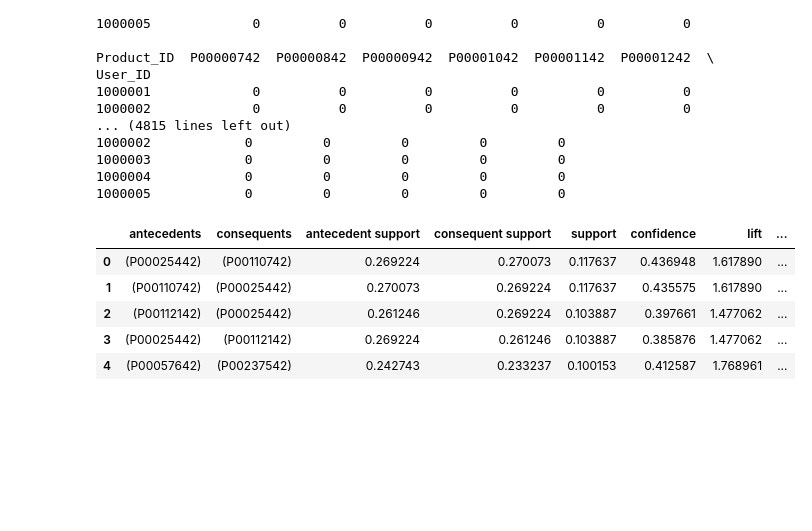
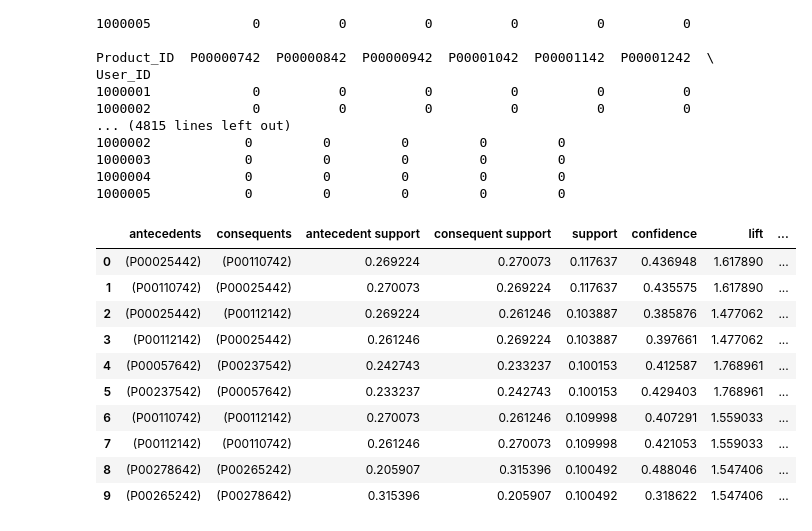
Before and after one commit to jmeisele/Kaggle, a Jupyter notebook: MarketingBlackFridayFinalProject.ipynb, the cells around one changed output. Saved outputs shown, nothing was run; the diff lists cells and outputs as text; code cells hidden in the pictures; blank space fills up the shorter version.

```diff
--- a/MarketingBlackFridayFinalProject.ipynb
+++ b/MarketingBlackFridayFinalProject.ipynb
@@ -428,11 +422,16 @@ User_ID
 frequent_itemsets = apriori(basket_sets, min_support=0.10, use_colnames=True)
 # %%
 rules = association_rules(frequent_itemsets, metric="lift", min_threshold=1)
-rules.head()
+rules.head(10)
 # %% [output]
 |  | antecedents | consequents | antecedent support | consequent support | support | confidence | lift | ... |
 | 0 | (P00025442) | (P00110742) | 0.269224 | 0.270073 | 0.117637 | 0.436948 | 1.617890 | ... |
 | 1 | (P00110742) | (P00025442) | 0.270073 | 0.269224 | 0.117637 | 0.435575 | 1.617890 | ... |
-| 2 | (P00112142) | (P00025442) | 0.261246 | 0.269224 | 0.103887 | 0.397661 | 1.477062 | ... |
-| 3 | (P00025442) | (P00112142) | 0.269224 | 0.261246 | 0.103887 | 0.385876 | 1.477062 | ... |
+| 2 | (P00025442) | (P00112142) | 0.269224 | 0.261246 | 0.103887 | 0.385876 | 1.477062 | ... |
+| 3 | (P00112142) | (P00025442) | 0.261246 | 0.269224 | 0.103887 | 0.397661 | 1.477062 | ... |
 | 4 | (P00057642) | (P00237542) | 0.242743 | 0.233237 | 0.100153 | 0.412587 | 1.768961 | ... |
+| 5 | (P00237542) | (P00057642) | 0.233237 | 0.242743 | 0.100153 | 0.429403 | 1.768961 | ... |
+| 6 | (P00110742) | (P00112142) | 0.270073 | 0.261246 | 0.109998 | 0.407291 | 1.559033 | ... |
+| 7 | (P00112142) | (P00110742) | 0.261246 | 0.270073 | 0.109998 | 0.421053 | 1.559033 | ... |
+| 8 | (P00278642) | (P00265242) | 0.205907 | 0.315396 | 0.100492 | 0.488046 | 1.547406 | ... |
+| 9 | (P00265242) | (P00278642) | 0.315396 | 0.205907 | 0.100492 | 0.318622 | 1.547406 | ... |
```
Also changed, not shown: parts of 7 cells of this notebook.
